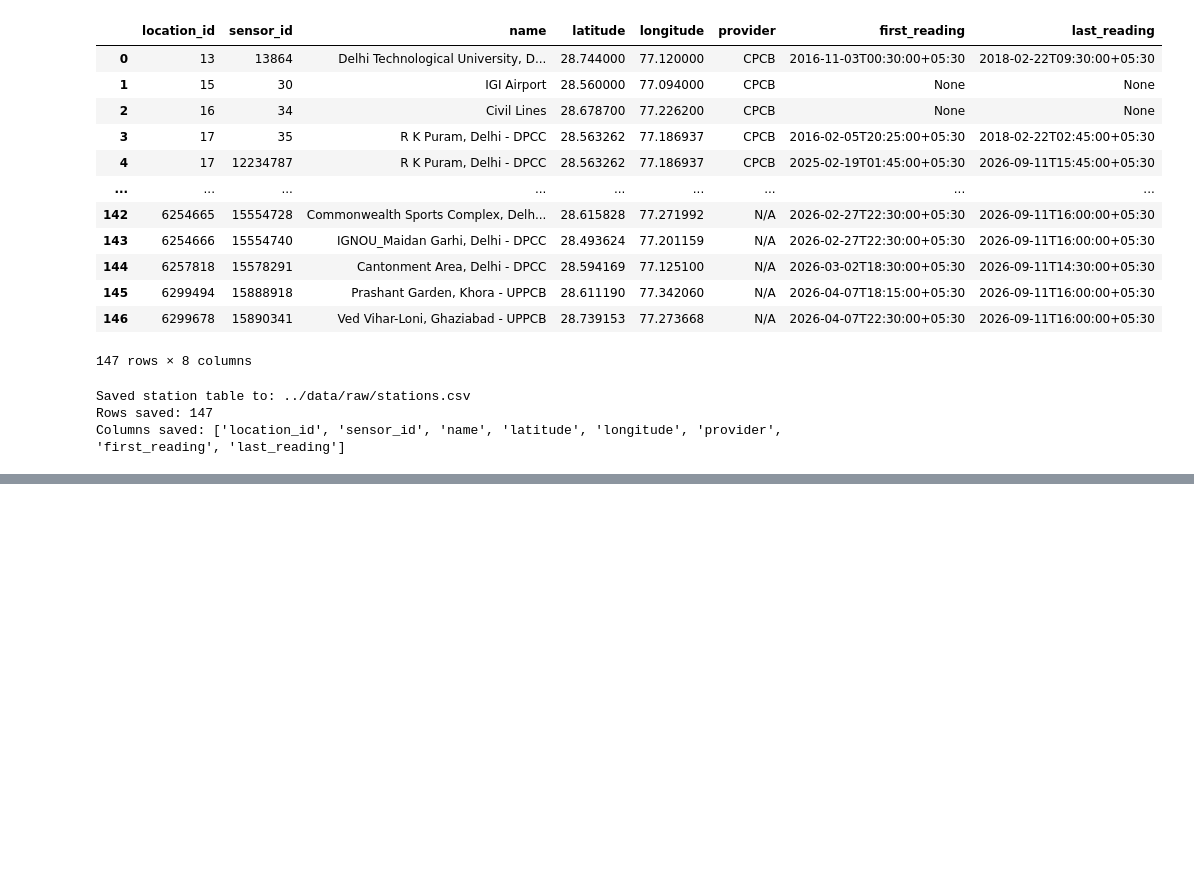
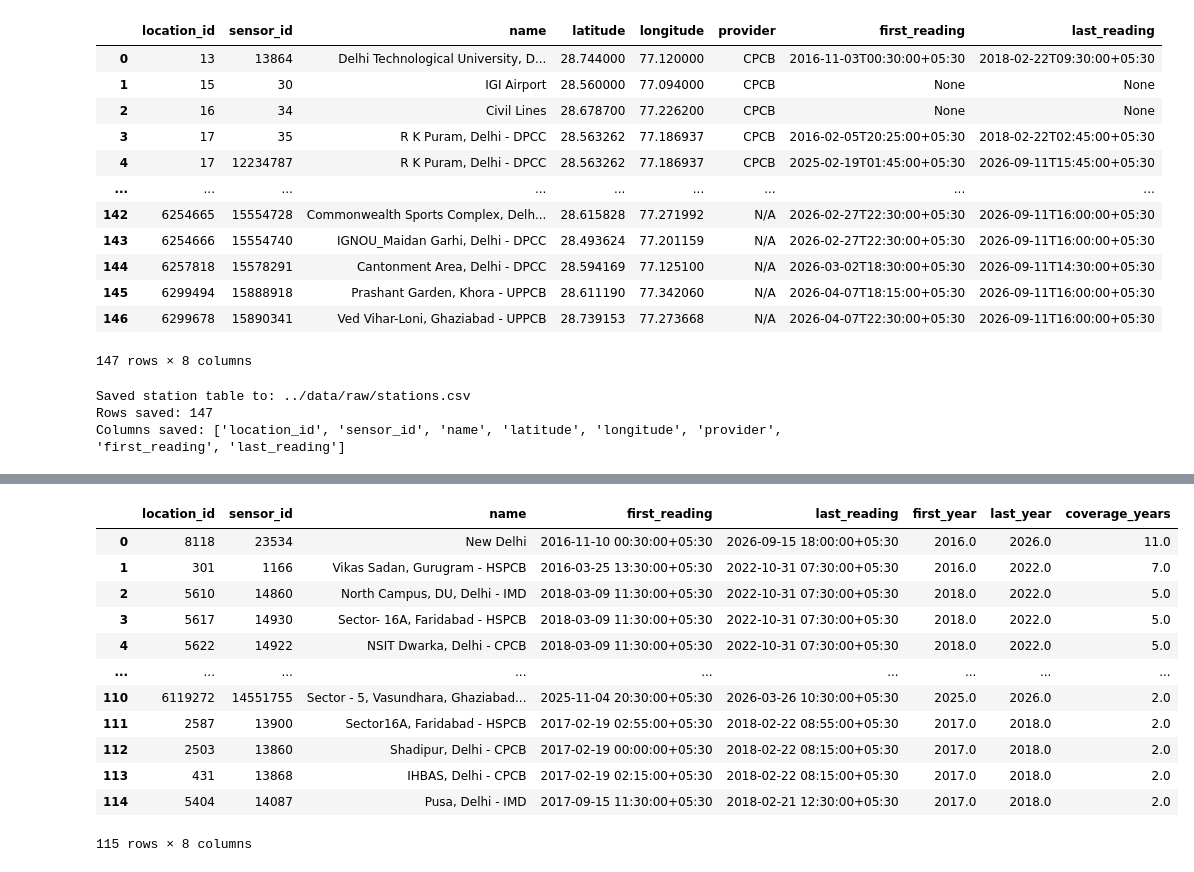
Before and after one commit to coderkali/machine_learning, a Jupyter notebook: 18_Projects/01_Delhi_Air_Forecast/notebooks/03_station_discovery.ipynb, the cells around one changed output, grey strips where cells are left out. Cells and saved outputs as stored; diff of their text form; code cells hidden in the pictures; blank space fills up the shorter version.

```diff
--- a/18_Projects/01_Delhi_Air_Forecast/notebooks/03_station_discovery.ipynb
+++ b/18_Projects/01_Delhi_Air_Forecast/notebooks/03_station_discovery.ipynb
@@ -317,0 +392,25 @@ Columns saved: ['location_id', 'sensor_id', 'name', 'latitude', 'longitude', 'pr
+# %%
+candidate_stations = coverage_table[
+    coverage_table["coverage_years"] >= 2
+].copy()
+
+candidate_stations = candidate_stations.sort_values(
+    by=["coverage_years", "last_reading"],
+    ascending=[False, False]
+)
+
+display(candidate_stations.reset_index(drop=True))
+# %% [output]
+|  | location_id | sensor_id | name | first_reading | last_reading | first_year | last_year | coverage_years |
+| 0 | 8118 | 23534 | New Delhi | 2016-11-10 00:30:00+05:30 | 2026-09-15 18:00:00+05:30 | 2016.0 | 2026.0 | 11.0 |
+| 1 | 301 | 1166 | Vikas Sadan, Gurugram - HSPCB | 2016-03-25 13:30:00+05:30 | 2022-10-31 07:30:00+05:30 | 2016.0 | 2022.0 | 7.0 |
+| 2 | 5610 | 14860 | North Campus, DU, Delhi - IMD | 2018-03-09 11:30:00+05:30 | 2022-10-31 07:30:00+05:30 | 2018.0 | 2022.0 | 5.0 |
+| 3 | 5617 | 14930 | Sector- 16A, Faridabad - HSPCB | 2018-03-09 11:30:00+05:30 | 2022-10-31 07:30:00+05:30 | 2018.0 | 2022.0 | 5.0 |
+| 4 | 5622 | 14922 | NSIT Dwarka, Delhi - CPCB | 2018-03-09 11:30:00+05:30 | 2022-10-31 07:30:00+05:30 | 2018.0 | 2022.0 | 5.0 |
+| ... | ... | ... | ... | ... | ... | ... | ... | ... |
+| 110 | 6119272 | 14551755 | Sector - 5, Vasundhara, Ghaziabad... | 2025-11-04 20:30:00+05:30 | 2026-03-26 10:30:00+05:30 | 2025.0 | 2026.0 | 2.0 |
+| 111 | 2587 | 13900 | Sector16A, Faridabad - HSPCB | 2017-02-19 02:55:00+05:30 | 2018-02-22 08:55:00+05:30 | 2017.0 | 2018.0 | 2.0 |
+| 112 | 2503 | 13860 | Shadipur, Delhi - CPCB | 2017-02-19 00:00:00+05:30 | 2018-02-22 08:15:00+05:30 | 2017.0 | 2018.0 | 2.0 |
+| 113 | 431 | 13868 | IHBAS, Delhi - CPCB | 2017-02-19 02:15:00+05:30 | 2018-02-22 08:15:00+05:30 | 2017.0 | 2018.0 | 2.0 |
+| 114 | 5404 | 14087 | Pusa, Delhi - IMD | 2017-09-15 11:30:00+05:30 | 2018-02-21 12:30:00+05:30 | 2017.0 | 2018.0 | 2.0 |
+115 rows × 8 columns
```
Also changed, not shown: parts of 3 cells of this notebook.
